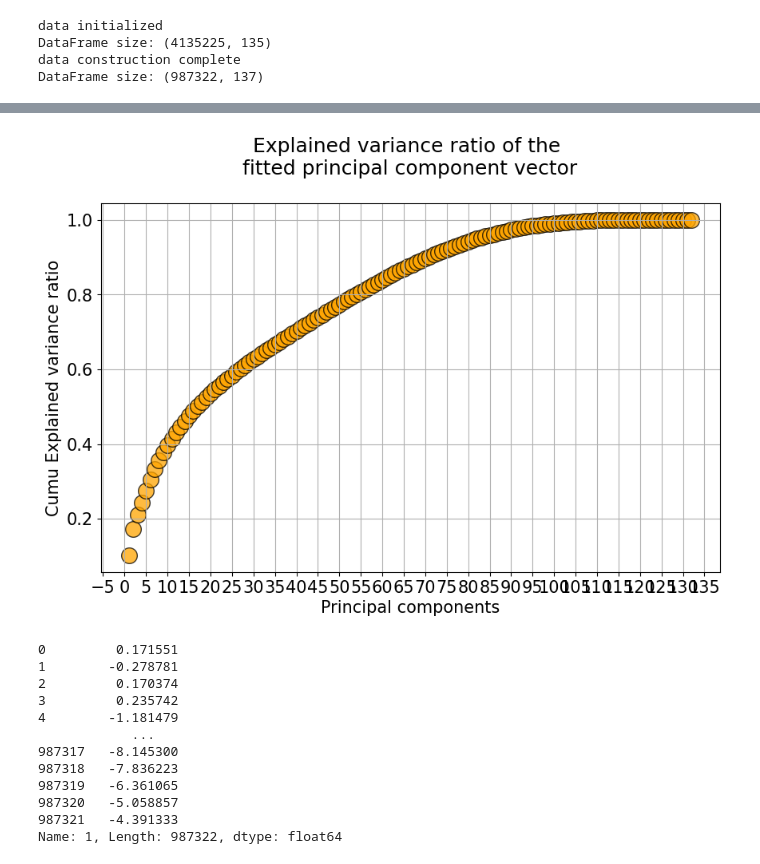
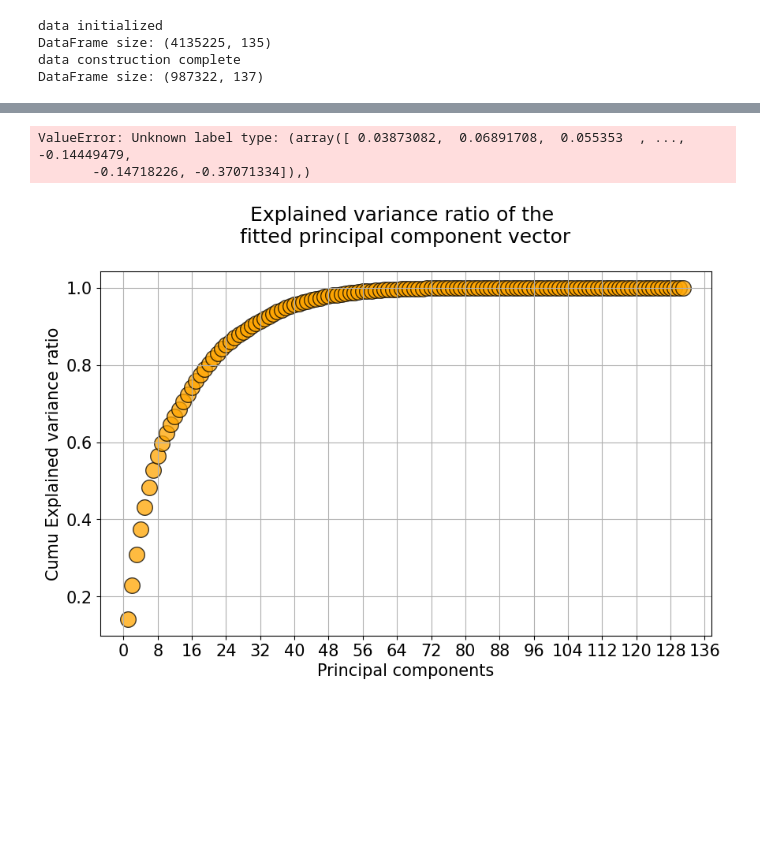
Before and after one commit to pengjin2/ml_project, a Jupyter notebook: test.ipynb, the cells around one changed output, grey strips where cells are left out. Cells and saved outputs as stored; diff of their text form; code cells hidden in the pictures; blank space fills up the shorter version.

```diff
--- a/test.ipynb
+++ b/test.ipynb
@@ -47,0 +24,2 @@ feature_data_imputedx = pca.fit(feature_data_imputed)
+# %%
+stock_df = data_obj.data_clean_na()
@@ -47,0 +38,9 @@ feature_data_imputedx = pca.fit(feature_data_imputed)
+# %%
+lda = LDA(n_components=1)
+lda_result = lda.fit(X=stock_df[data_obj.feature_col], y=np.array(stock_df[data_obj.ret_col]))
+# %% [output]
+ValueError: Unknown label type: (array([ 0.03873082,  0.06891708,  0.055353  , ..., -0.14449479,
+       -0.14718226, -0.37071334]),)
+# %%
+pca = PCA()
+stock_df_pca_model_obj = pca.fit(stock_df[data_obj.feature_col])
@@ -48,19 +62,19 @@ feature_data_imputedx = pca.fit(feature_data_imputed)
 # %%
 plt.figure(figsize=(10,6))
-plt.scatter(x=[i+1 for i in range(len(feature_data_imputedx.explained_variance_ratio_))],
-            y=pd.Series(feature_data_imputedx.explained_variance_ratio_).cumsum(),
+plt.scatter(x=[i+1 for i in range(len(stock_df_pca_model_obj.explained_variance_ratio_))],
+            y=stock_df_pca_model_obj.explained_variance_ratio_.cumsum(),
            s=200, alpha=0.75,c='orange',edgecolor='k')
 plt.grid(True)
 plt.title("Explained variance ratio of the \nfitted principal component vector\n",fontsize=18)
 plt.xlabel("Principal components",fontsize=15)
-plt.xticks([i+1 for i in range(len(feature_data_imputedx.explained_variance_ratio_))],fontsize=15)
+plt.xticks([i+1 for i in range(len(stock_df_pca_model_obj.explained_variance_ratio_))],fontsize=15)
 
 # Setting x-ticks interval
 ax = plt.gca()
-ax.xaxis.set_major_locator(MultipleLocator(5))  # Set interval of 1 to ensure each principal component is marked
+ax.xaxis.set_major_locator(MultipleLocator(8))  # Set interval of 1 to ensure each principal component is marked
 
 plt.yticks(fontsize=15)
 plt.ylabel("Cumu Explained variance ratio",fontsize=15)
 plt.show()
 # %% [output]
-[figure, old version]
+[figure, new version]
@@ -69,16 +81 @@ dfx_trans = pca.transform(feature_data_imputed)
-# %%
-dfx_trans[1]
-# %% [output]
-0         0.171551
-1        -0.278781
-2         0.170374
-3         0.235742
-4        -1.181479
-            ...
-987317   -8.145300
-987318   -7.836223
-987319   -6.361065
-987320   -5.058857
-987321   -4.391333
-Name: 1, Length: 987322, dtype: float64
 # %%
```
Also changed, not shown: parts of 10 cells of this notebook.
